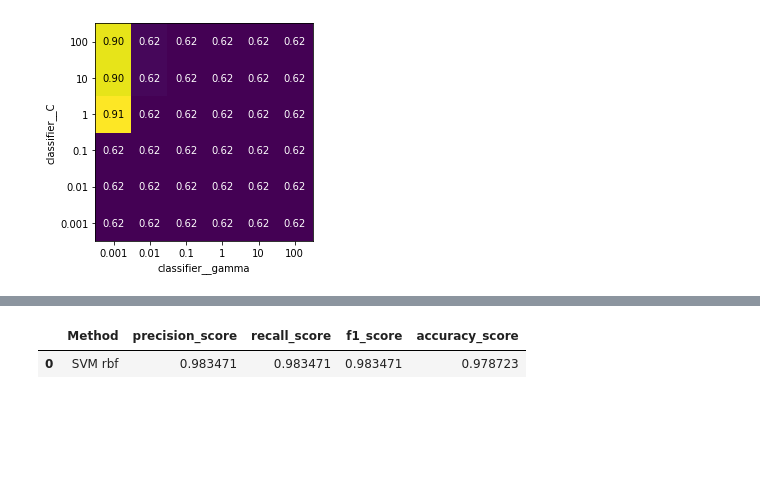
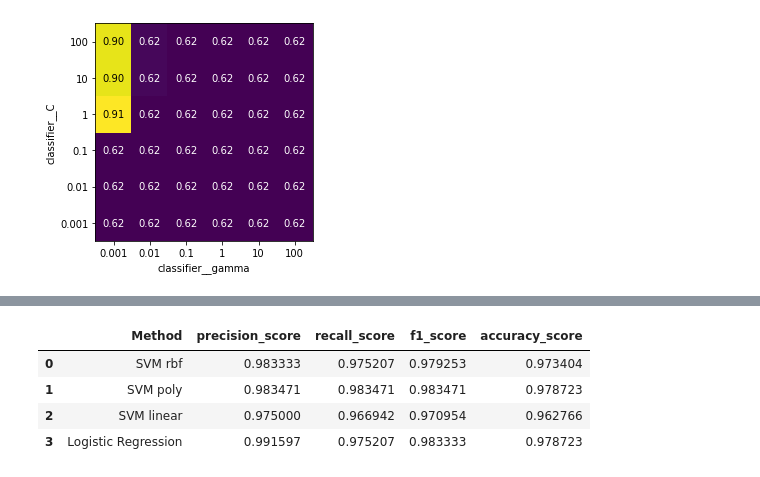
Before and after one commit to karolinawegrzyn/psi2, a Jupyter notebook: Z09_D_Pipeline_GridSearchCV.ipynb, the cells around one changed output, grey strips where cells are left out. Saved outputs shown, nothing was run; the diff lists cells and outputs as text; code cells hidden in the pictures; blank space fills up the shorter version.

```diff
--- a/Z09_D_Pipeline_GridSearchCV.ipynb
+++ b/Z09_D_Pipeline_GridSearchCV.ipynb
@@ -134,0 +152,13 @@ plt.show()
+# %%
+pipe = Pipeline([('preprocessing', StandardScaler()), ('classifier', SVC(kernel='poly'))])
+
+param_grid = {
+            'preprocessing': [StandardScaler(), None],
+            'classifier__degree': [1, 2, 3, 4, 5, 6],
+            'classifier__C': [1, 1e1, 1e2, 1e3, 1e4, 1e5]
+}
+
+grid_2 = GridSearchCV(pipe, param_grid, cv=kfold, return_train_score=True)
+
+grid_2.fit(X_train, y_train)
+grid_2.best_params_
@@ -134,0 +169,12 @@ plt.show()
+# %%
+pipe = Pipeline([('preprocessing', StandardScaler()), ('classifier', SVC(kernel='linear'))])
+
+param_grid = {
+            'preprocessing': [StandardScaler(), None],
+            'classifier__C': [1, 1e1, 1e2, 1e3, 1e4, 1e5]
+}
+
+grid_3 = GridSearchCV(pipe, param_grid, cv=kfold, return_train_score=True)
+
+grid_3.fit(X_train, y_train)
+grid_3.best_params_
@@ -134,0 +183,15 @@ plt.show()
+# %%
+from sklearn.linear_model import LogisticRegression
+
+pipe = Pipeline([('preprocessing', StandardScaler()), ('classifier', LogisticRegression())])
+
+param_grid = {
+            'preprocessing': [StandardScaler(), None],
+            'classifier__C': [1, 1e1, 1e2, 1e3, 1e4, 1e5],
+            'classifier__penalty': ["l1","l2"]
+}
+
+grid_4 = GridSearchCV(pipe, param_grid, cv=kfold, return_train_score=True)
+
+grid_4.fit(X_train, y_train)
+grid_4.best_params_
@@ -138,6 +222,9 @@ from sklearn import  metrics
 
 models = []
 models.append(('SVM rbf', grid_1.best_estimator_))
+models.append(('SVM poly', grid_2.best_estimator_))
+models.append(('SVM linear', grid_3.best_estimator_))
+models.append(('Logistic Regression', grid_4.best_estimator_))
 
 
 
@@ -164,13 +266,16 @@ accuracy_score: 0.9787234042553191
 # %%
 import pandas as pd
 d = {'precision_score': precision_score,
      'recall_score': recall_score,
      'f1_score': f1_score,
      'accuracy_score' : accuracy_score
     }
 df = pd.DataFrame(data=d)
-df.insert(loc=0, column='Method', value=['SVM rbf'])
+df.insert(loc=0, column='Method', value=['SVM rbf', 'SVM poly', 'SVM linear', 'Logistic Regression'])
 df
 # %% [output]
 |  | Method | precision_score | recall_score | f1_score | accuracy_score |
-| 0 | SVM rbf | 0.983471 | 0.983471 | 0.983471 | 0.978723 |
+| 0 | SVM rbf | 0.983333 | 0.975207 | 0.979253 | 0.973404 |
+| 1 | SVM poly | 0.983471 | 0.983471 | 0.983471 | 0.978723 |
+| 2 | SVM linear | 0.975000 | 0.966942 | 0.970954 | 0.962766 |
+| 3 | Logistic Regression | 0.991597 | 0.975207 | 0.983333 | 0.978723 |
```
Also changed, not shown: parts of 5 cells of this notebook.
